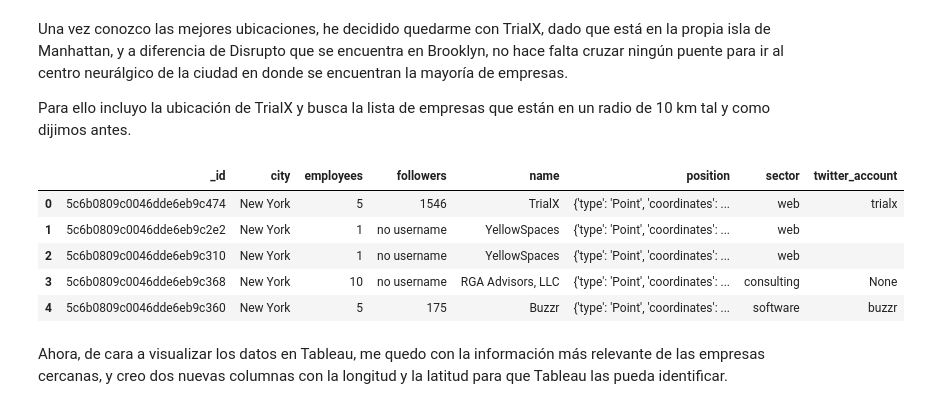
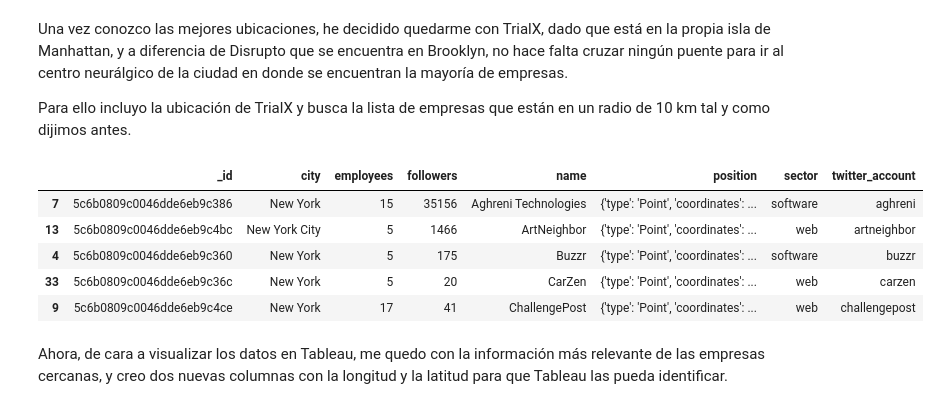
Before and after one commit to alejandroperela/datamad0119, a Jupyter notebook: module-2/tableau-project/your-code/Code.ipynb, the cells around one changed output. Cells and saved outputs as stored; diff of their text form; code cells hidden in the pictures.

```diff
--- a/module-2/tableau-project/your-code/Code.ipynb
+++ b/module-2/tableau-project/your-code/Code.ipynb
@@ -292,27 +293,27 @@ Para ello incluyo la ubicación de TrialX y busca la lista de empresas que está
 # %%
 cursor_TrialX = db.clean.find({
     "position": {
     "$near": {
         "$geometry": {
         "type": "Point",
         "coordinates": [-73.9893359, 40.7277434]
         },
         "$minDistance": 0,
         "$maxDistance":10000
     }
     }
 })
 
 
 data_TrialX = pd.DataFrame(list(cursor_TrialX))
-data_TrialX.head()
+data_TrialX.sort_values(by=["name"], ascending=True).head()
 # %% [output]
 |  | _id | city | employees | followers | name | position | sector | twitter_account |
-| 0 | 5c6b0809c0046dde6eb9c474 | New York | 5 | 1546 | TrialX | {'type': 'Point', 'coordinates': ... | web | trialx |
-| 1 | 5c6b0809c0046dde6eb9c2e2 | New York | 1 | no username | YellowSpaces | {'type': 'Point', 'coordinates': ... | web |  |
-| 2 | 5c6b0809c0046dde6eb9c310 | New York | 1 | no username | YellowSpaces | {'type': 'Point', 'coordinates': ... | web |  |
-| 3 | 5c6b0809c0046dde6eb9c368 | New York | 10 | no username | RGA Advisors, LLC | {'type': 'Point', 'coordinates': ... | consulting | None |
+| 7 | 5c6b0809c0046dde6eb9c386 | New York | 15 | 35156 | Aghreni Technologies | {'type': 'Point', 'coordinates': ... | software | aghreni |
+| 13 | 5c6b0809c0046dde6eb9c4bc | New York City | 5 | 1466 | ArtNeighbor | {'type': 'Point', 'coordinates': ... | web | artneighbor |
 | 4 | 5c6b0809c0046dde6eb9c360 | New York | 5 | 175 | Buzzr | {'type': 'Point', 'coordinates': ... | software | buzzr |
+| 33 | 5c6b0809c0046dde6eb9c36c | New York | 5 | 20 | CarZen | {'type': 'Point', 'coordinates': ... | web | carzen |
+| 9 | 5c6b0809c0046dde6eb9c4ce | New York | 17 | 41 | ChallengePost | {'type': 'Point', 'coordinates': ... | web | challengepost |
 # %% [markdown]
 Ahora, de cara a visualizar los datos en Tableau, me quedo con la información más relevante de las empresas cercanas, y creo dos nuevas columnas con la longitud y la latitud para que Tableau las pueda identificar.
 # %%
```
Also changed, not shown: parts of 3 cells of this notebook, 1 other file.
